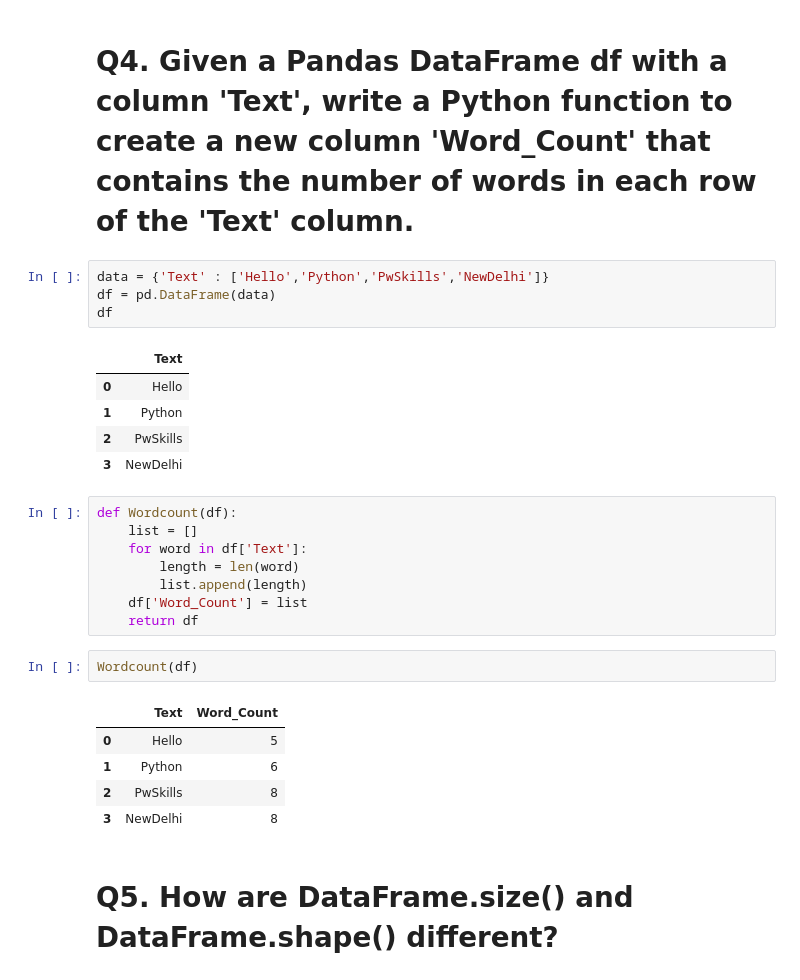
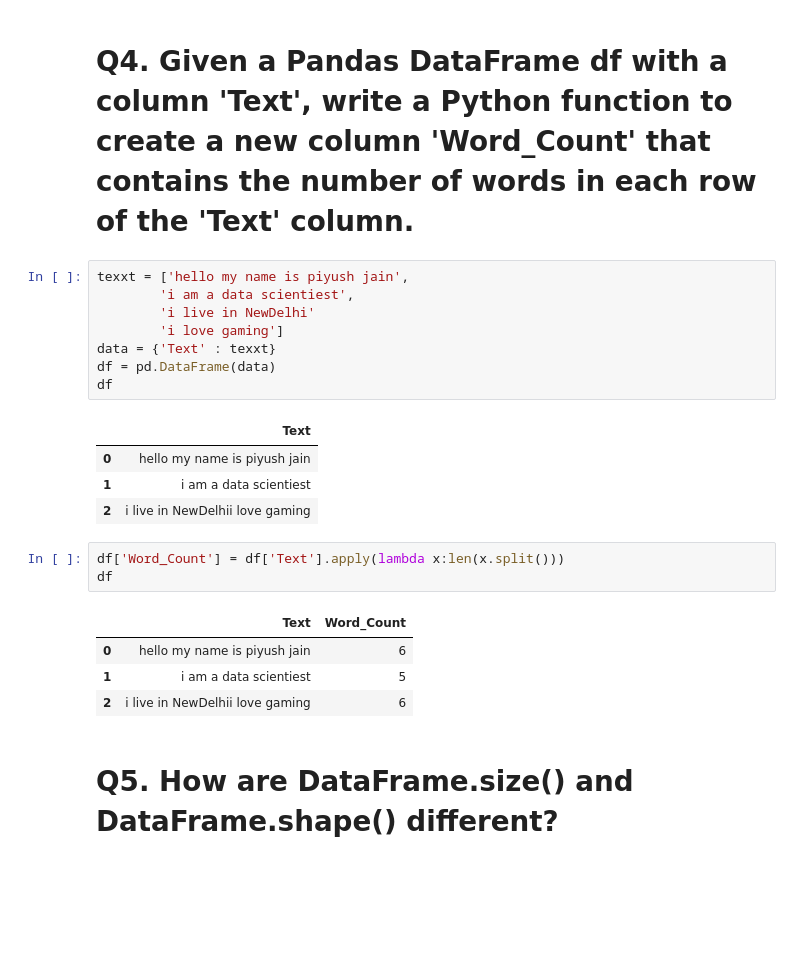
Before and after one commit to Piyushjain9119/python, a Jupyter notebook: 20_pandas_advance.ipynb, the cells around one changed output. Saved outputs shown, nothing was run; the diff lists cells and outputs as text; blank space fills up the shorter version.

```diff
--- a/20_pandas_advance.ipynb
+++ b/20_pandas_advance.ipynb
@@ -109,31 +109,26 @@ sum of first 3 values are :- 60
 # %% [markdown]
 # Q4. Given a Pandas DataFrame df with a column 'Text', write a Python function to create a new column 'Word_Count' that contains the number of words in each row of the 'Text' column.
 # %%
-data = {'Text' : ['Hello','Python','PwSkills','NewDelhi']}
+texxt = ['hello my name is piyush jain',
+        'i am a data scientiest',
+        'i live in NewDelhi'
+        'i love gaming']
+data = {'Text' : texxt}
 df = pd.DataFrame(data)
 df
 # %% [output]
 |  | Text |
-| 0 | Hello |
-| 1 | Python |
-| 2 | PwSkills |
-| 3 | NewDelhi |
+| 0 | hello my name is piyush jain |
+| 1 | i am a data scientiest |
+| 2 | i live in NewDelhii love gaming |
 # %%
-def Wordcount(df):
-    list = []
-    for word in df['Text']:
-        length = len(word)
-        list.append(length)
-    df['Word_Count'] = list
-    return df
+df['Word_Count'] = df['Text'].apply(lambda x:len(x.split()))
+df
+# %% [output]
+|  | Text | Word_Count |
+| 0 | hello my name is piyush jain | 6 |
+| 1 | i am a data scientiest | 5 |
+| 2 | i live in NewDelhii love gaming | 6 |
-# %%
-Wordcount(df)
-# %% [output]
-|  | Text | Word_Count |
-| 0 | Hello | 5 |
-| 1 | Python | 6 |
-| 2 | PwSkills | 8 |
-| 3 | NewDelhi | 8 |
 # %% [markdown]
 # Q5. How are DataFrame.size() and DataFrame.shape() different?
 # %%
```
